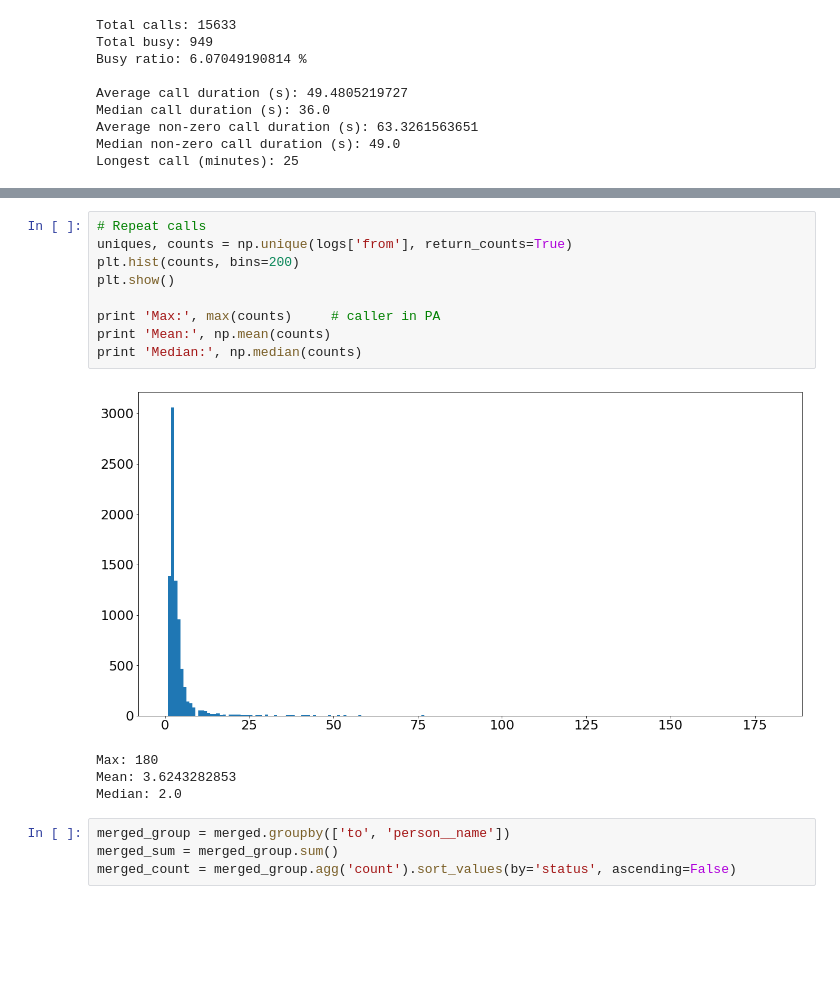
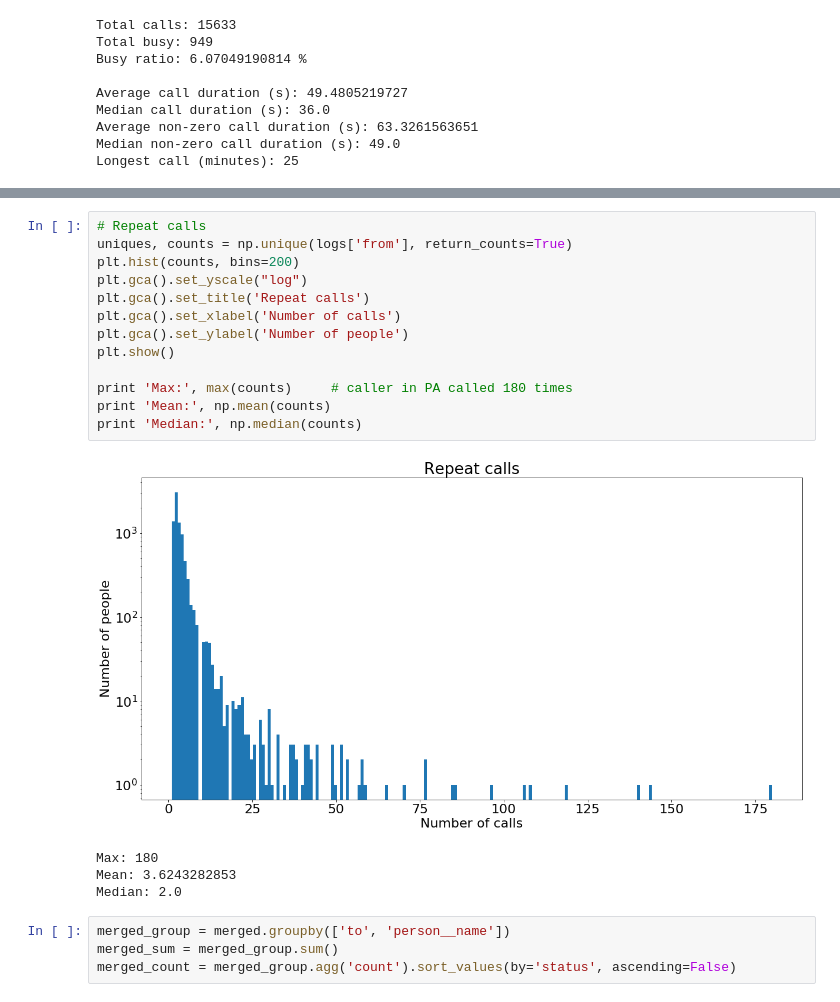
Before and after one commit to typpo/call-congress, a Jupyter notebook: scripts/Call log analysis.ipynb, the cells around one changed output, grey strips where cells are left out. Saved outputs shown, nothing was run; the diff lists cells and outputs as text; blank space fills up the shorter version.

```diff
--- a/scripts/Call log analysis.ipynb
+++ b/scripts/Call log analysis.ipynb
@@ -70,14 +126,18 @@ plt.show()
 # %%
 # Repeat calls
 uniques, counts = np.unique(logs['from'], return_counts=True)
 plt.hist(counts, bins=200)
+plt.gca().set_yscale("log")
+plt.gca().set_title('Repeat calls')
+plt.gca().set_xlabel('Number of calls')
+plt.gca().set_ylabel('Number of people')
 plt.show()
 
-print 'Max:', max(counts)     # caller in PA
+print 'Max:', max(counts)     # caller in PA called 180 times
 print 'Mean:', np.mean(counts)
 print 'Median:', np.median(counts)
 # %% [output]
-[figure, old version]
+[figure, new version]
 Max: 180
 Mean: 3.6243282853
 Median: 2.0
```
Also changed, not shown: parts of 11 cells of this notebook.
